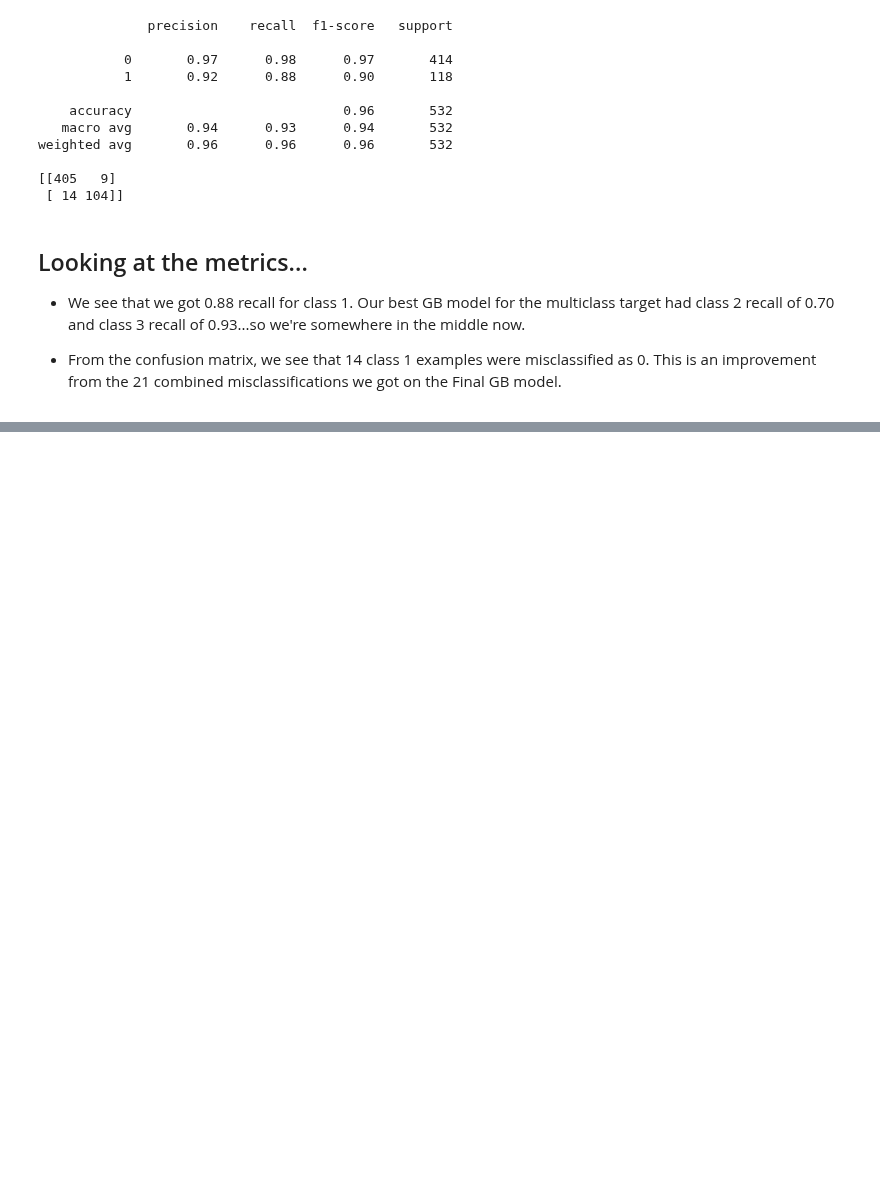
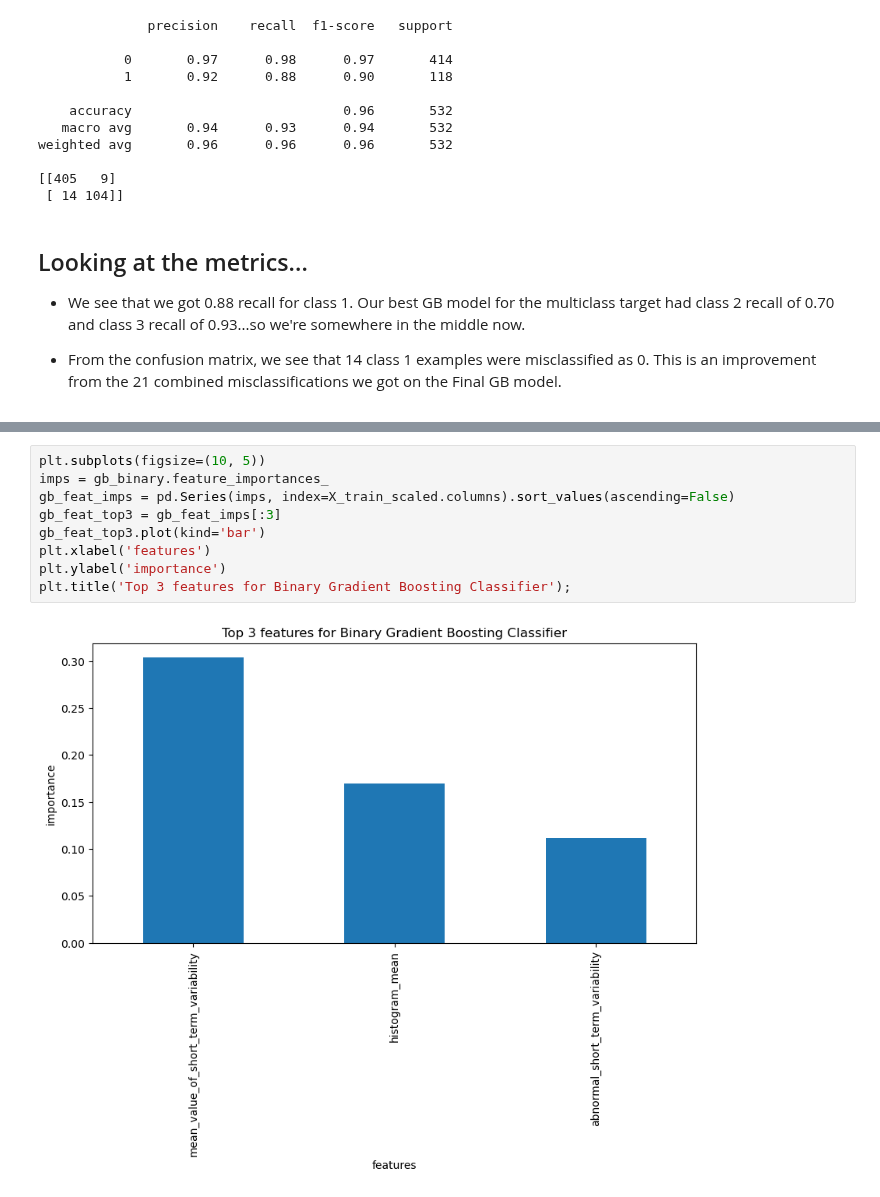
Before and after one commit to MSnellgrove/Springboard, a Jupyter notebook: Projects/Capstone Three/[Step 3] Capstone Three - Preprocessing and Modeling.ipynb, the cells around one changed output, grey strips where cells are left out. Saved outputs shown, nothing was run; the diff lists cells and outputs as text; blank space fills up the shorter version.

```diff
--- a/Projects/Capstone Three/[Step 3] Capstone Three - Preprocessing and Modeling.ipynb
+++ b/Projects/Capstone Three/[Step 3] Capstone Three - Preprocessing and Modeling.ipynb
@@ -640,0 +656,11 @@ Gradient Boost is the best we have found so far. I would let the stakeholders de
+# %%
+plt.subplots(figsize=(10, 5))
+imps = gb_binary.feature_importances_
+gb_feat_imps = pd.Series(imps, index=X_train_scaled.columns).sort_values(ascending=False)
+gb_feat_top3 = gb_feat_imps[:3]
+gb_feat_top3.plot(kind='bar')
+plt.xlabel('features')
+plt.ylabel('importance')
+plt.title('Top 3 features for Binary Gradient Boosting Classifier');
+# %% [output]
+[figure, added]
```
Also changed, not shown: parts of 19 cells of this notebook.
